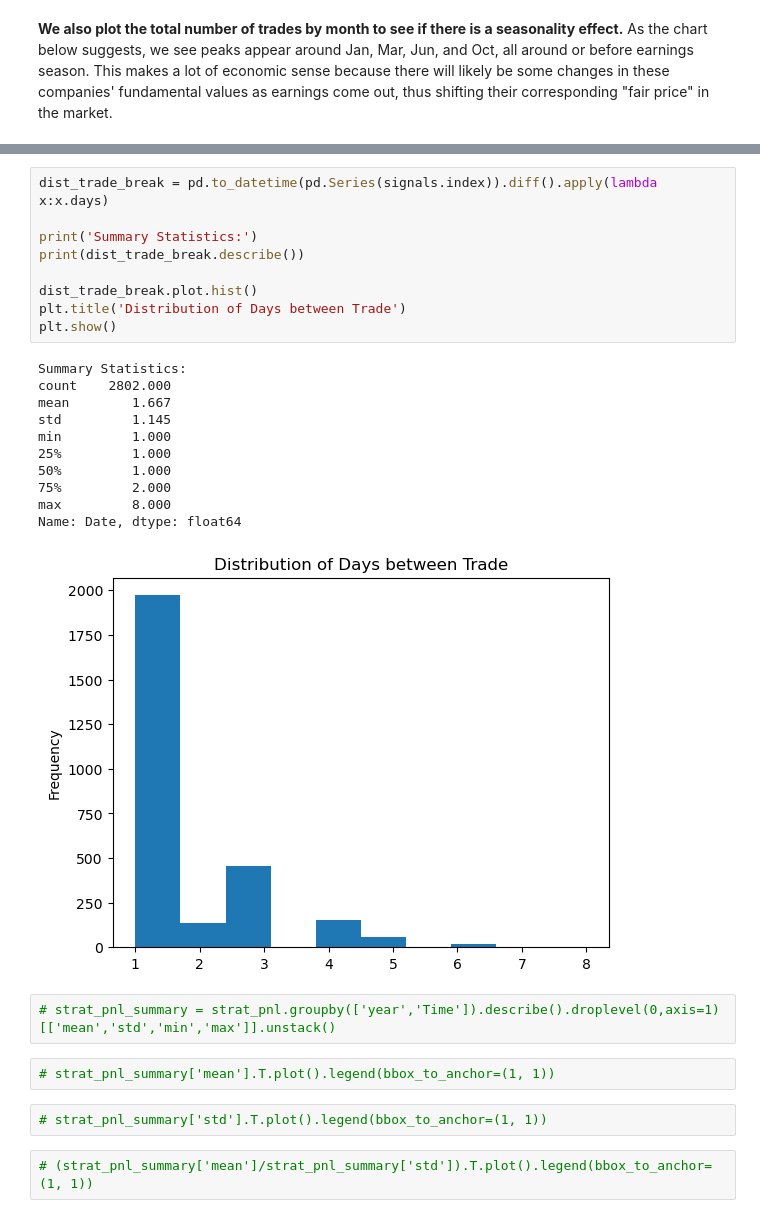
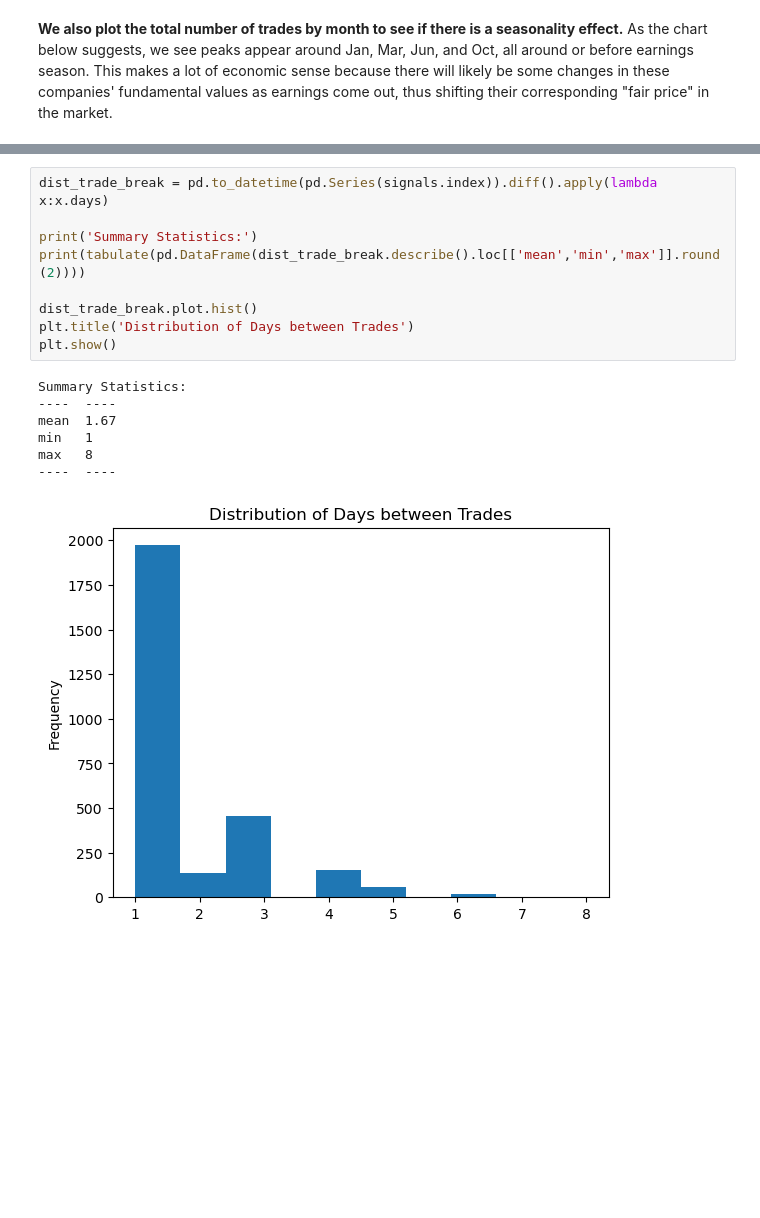
Before and after one commit to shaoyuliu98/Quantitative-Research, a Jupyter notebook: Gap Trading Intraday Return Analysis.ipynb, the cells around one changed output, grey strips where cells are left out. Saved outputs shown, nothing was run; the diff lists cells and outputs as text; blank space fills up the shorter version.

```diff
--- a/Gap Trading Intraday Return Analysis.ipynb
+++ b/Gap Trading Intraday Return Analysis.ipynb
@@ -82,29 +85,17 @@ plt.show()
 # %%
 dist_trade_break = pd.to_datetime(pd.Series(signals.index)).diff().apply(lambda x:x.days)
 
 print('Summary Statistics:')
-print(dist_trade_break.describe())
+print(tabulate(pd.DataFrame(dist_trade_break.describe().loc[['mean','min','max']].round(2))))
 
 dist_trade_break.plot.hist()
-plt.title('Distribution of Days between Trade')
+plt.title('Distribution of Days between Trades')
 plt.show()
 # %% [output]
 Summary Statistics:
-count    2802.000
-mean        1.667
-std         1.145
-min         1.000
-25%         1.000
-50%         1.000
-75%         2.000
-max         8.000
-Name: Date, dtype: float64
+----  ----
+mean  1.67
+min   1
+max   8
+----  ----
-[figure, old version]
+[figure, new version]
-# %%
-# strat_pnl_summary = strat_pnl.groupby(['year','Time']).describe().droplevel(0,axis=1)[['mean','std','min','max']].unstack()
-# %%
-# strat_pnl_summary['mean'].T.plot().legend(bbox_to_anchor=(1, 1))
-# %%
-# strat_pnl_summary['std'].T.plot().legend(bbox_to_anchor=(1, 1))
-# %%
-# (strat_pnl_summary['mean']/strat_pnl_summary['std']).T.plot().legend(bbox_to_anchor=(1, 1))
```
Also changed, not shown: parts of 15 cells of this notebook, 1 other file.
